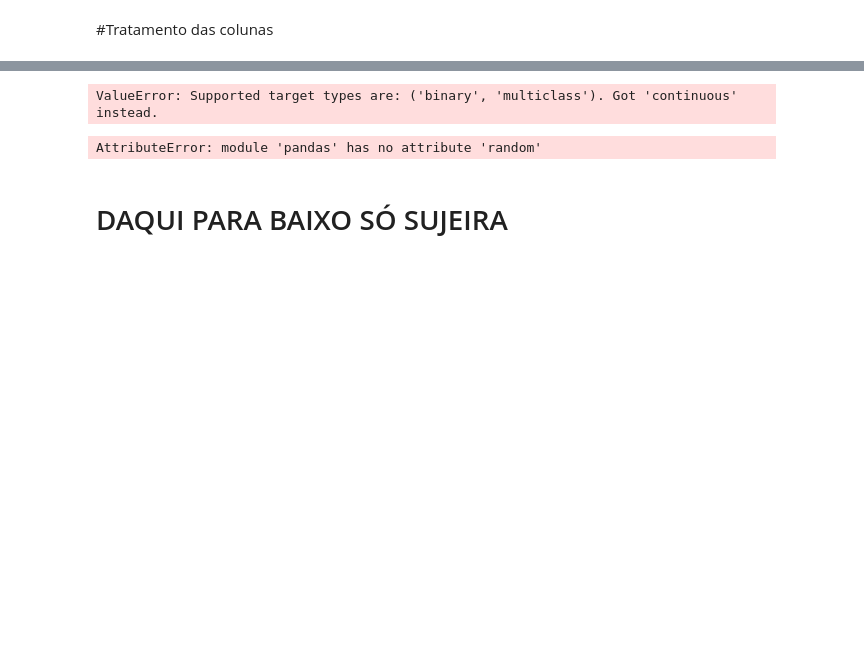
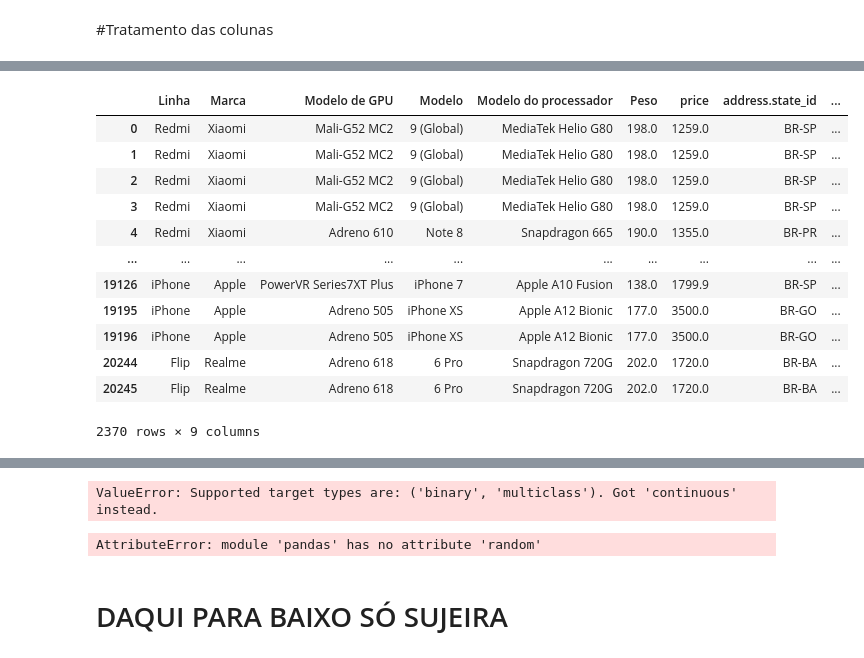
Before and after one commit to lucasobispo/precificacao_mercadolivre_tcc, a Jupyter notebook: Jupyer-Notebooks/Modelagem.ipynb, the cells around one changed output, grey strips where cells are left out. Cells and saved outputs as stored; diff of their text form; code cells hidden in the pictures; blank space fills up the shorter version.

```diff
--- a/Jupyer-Notebooks/Modelagem.ipynb
+++ b/Jupyer-Notebooks/Modelagem.ipynb
@@ -180,0 +186,4 @@ base_juntada
+# %%
+base_juntada_atributes_filtrada = base_juntada_atributes[list_select]
+# %%
+base_modelo = base_juntada_atributes_filtrada[base_juntada_atributes_filtrada.price > 1000]
@@ -208,0 +238,24 @@ data = base_filtrada.join(encoded_columns).drop(['condition','address.state_id',
+# %%
+# base_modelo = base_modelo.drop('category_id',1)
+# base_modelo = base_modelo.drop('title_upper',1)
+# base_modelo = base_modelo.drop('category_file',1)
+base_modelo = base_modelo.drop(['address.city_name','address.city_id','address.state_name'],1)
+# %%
+base_modelo['Peso'] = base_modelo['Peso'].str.replace(' g', "")
+base_modelo['Peso'] = pd.to_numeric(base_modelo['Peso'])
+# %%
+base_modelo
+# %% [output]
+|  | Linha | Marca | Modelo de GPU | Modelo | Modelo do processador | Peso | price | address.state_id | ... |
+| 0 | Redmi | Xiaomi | Mali-G52 MC2 | 9 (Global) | MediaTek Helio G80 | 198.0 | 1259.0 | BR-SP | ... |
+| 1 | Redmi | Xiaomi | Mali-G52 MC2 | 9 (Global) | MediaTek Helio G80 | 198.0 | 1259.0 | BR-SP | ... |
+| 2 | Redmi | Xiaomi | Mali-G52 MC2 | 9 (Global) | MediaTek Helio G80 | 198.0 | 1259.0 | BR-SP | ... |
+| 3 | Redmi | Xiaomi | Mali-G52 MC2 | 9 (Global) | MediaTek Helio G80 | 198.0 | 1259.0 | BR-SP | ... |
+| 4 | Redmi | Xiaomi | Adreno 610 | Note 8 | Snapdragon 665 | 190.0 | 1355.0 | BR-PR | ... |
+| ... | ... | ... | ... | ... | ... | ... | ... | ... | ... |
+| 19126 | iPhone | Apple | PowerVR Series7XT Plus | iPhone 7 | Apple A10 Fusion | 138.0 | 1799.9 | BR-SP | ... |
+| 19195 | iPhone | Apple | Adreno 505 | iPhone XS | Apple A12 Bionic | 177.0 | 3500.0 | BR-GO | ... |
+| 19196 | iPhone | Apple | Adreno 505 | iPhone XS | Apple A12 Bionic | 177.0 | 3500.0 | BR-GO | ... |
+| 20244 | Flip | Realme | Adreno 618 | 6 Pro | Snapdragon 720G | 202.0 | 1720.0 | BR-BA | ... |
+| 20245 | Flip | Realme | Adreno 618 | 6 Pro | Snapdragon 720G | 202.0 | 1720.0 | BR-BA | ... |
+2370 rows × 9 columns
```
Also changed, not shown: parts of 41 cells of this notebook.
